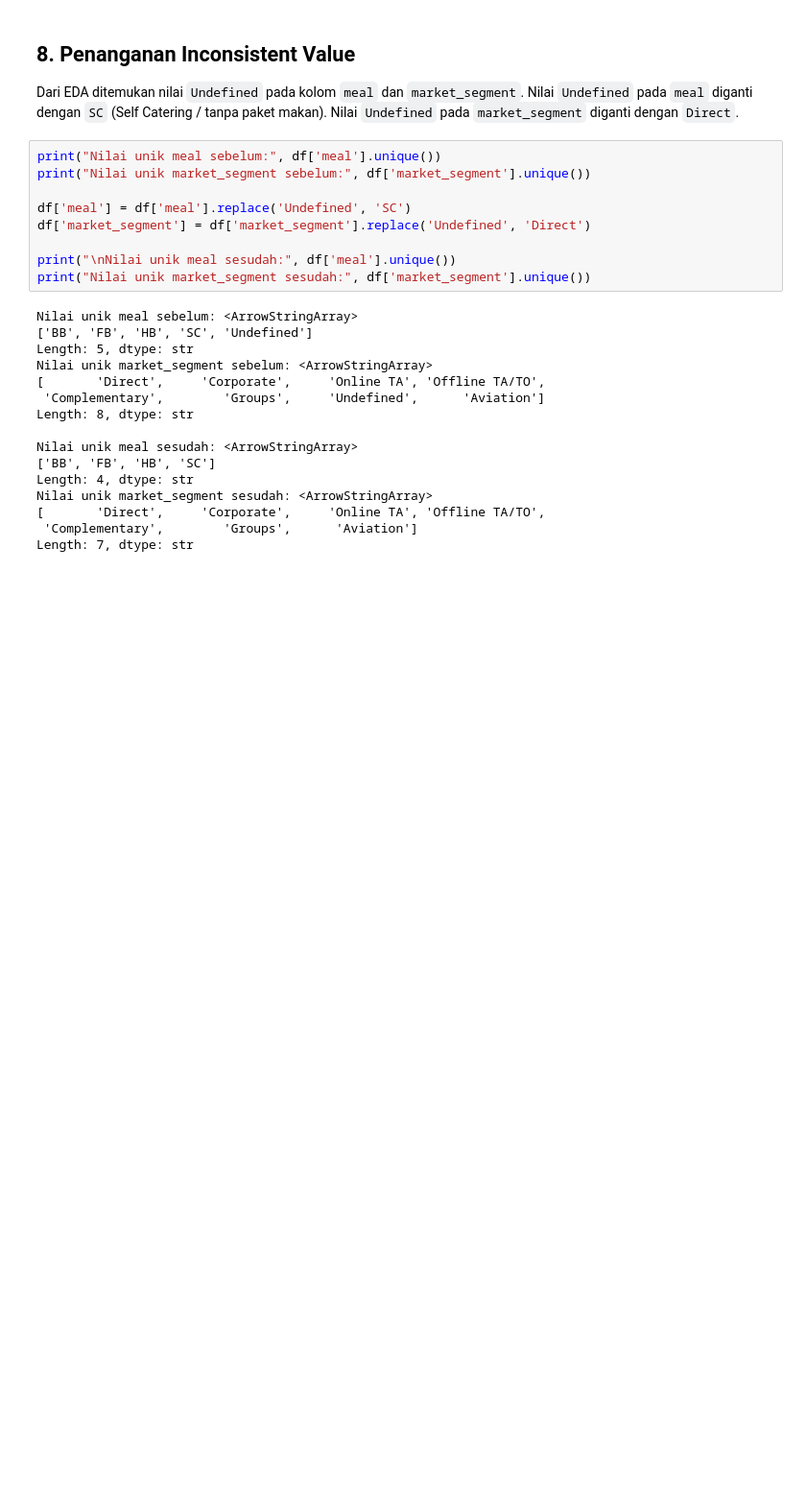
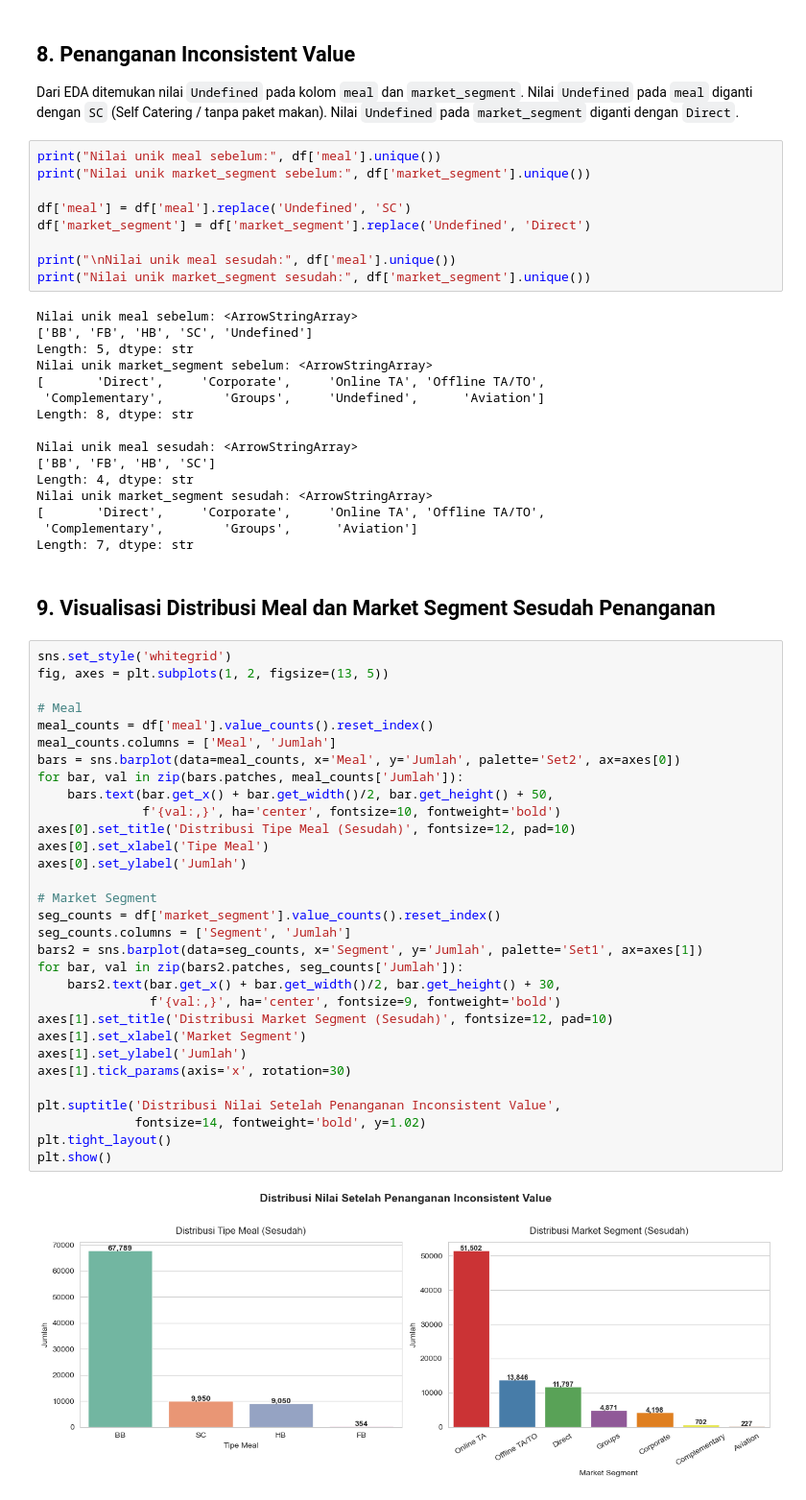
Before and after one commit to MuhammadShidqiHanifUSK/A_Project_VisDat_Klp1, a Jupyter notebook: notebooks/preprocessing.ipynb, the cells around one changed output. Shown at 96% size. Cells and saved outputs as stored; diff of their text form; blank space fills up the shorter version.

Commit message:
Edit preprocessing.ipynb: Add Chart After Handling Inconsistent  Values

```diff
--- a/notebooks/preprocessing.ipynb
+++ b/notebooks/preprocessing.ipynb
@@ -181,3 +181,38 @@ Nilai unik market_segment sesudah: <ArrowStringArray>
 [       'Direct',     'Corporate',     'Online TA', 'Offline TA/TO',
  'Complementary',        'Groups',      'Aviation']
 Length: 7, dtype: str
+# %% [markdown]
+## 9. Visualisasi Distribusi Meal dan Market Segment Sesudah Penanganan
+# %%
+sns.set_style('whitegrid')
+fig, axes = plt.subplots(1, 2, figsize=(13, 5))
+
+# Meal
+meal_counts = df['meal'].value_counts().reset_index()
+meal_counts.columns = ['Meal', 'Jumlah']
+bars = sns.barplot(data=meal_counts, x='Meal', y='Jumlah', palette='Set2', ax=axes[0])
+for bar, val in zip(bars.patches, meal_counts['Jumlah']):
+    bars.text(bar.get_x() + bar.get_width()/2, bar.get_height() + 50,
+              f'{val:,}', ha='center', fontsize=10, fontweight='bold')
+axes[0].set_title('Distribusi Tipe Meal (Sesudah)', fontsize=12, pad=10)
+axes[0].set_xlabel('Tipe Meal')
+axes[0].set_ylabel('Jumlah')
+
+# Market Segment
+seg_counts = df['market_segment'].value_counts().reset_index()
+seg_counts.columns = ['Segment', 'Jumlah']
+bars2 = sns.barplot(data=seg_counts, x='Segment', y='Jumlah', palette='Set1', ax=axes[1])
+for bar, val in zip(bars2.patches, seg_counts['Jumlah']):
+    bars2.text(bar.get_x() + bar.get_width()/2, bar.get_height() + 30,
+               f'{val:,}', ha='center', fontsize=9, fontweight='bold')
+axes[1].set_title('Distribusi Market Segment (Sesudah)', fontsize=12, pad=10)
+axes[1].set_xlabel('Market Segment')
+axes[1].set_ylabel('Jumlah')
+axes[1].tick_params(axis='x', rotation=30)
+
+plt.suptitle('Distribusi Nilai Setelah Penanganan Inconsistent Value',
+             fontsize=14, fontweight='bold', y=1.02)
+plt.tight_layout()
+plt.show()
+# %% [output]
+[figure, added]
```
